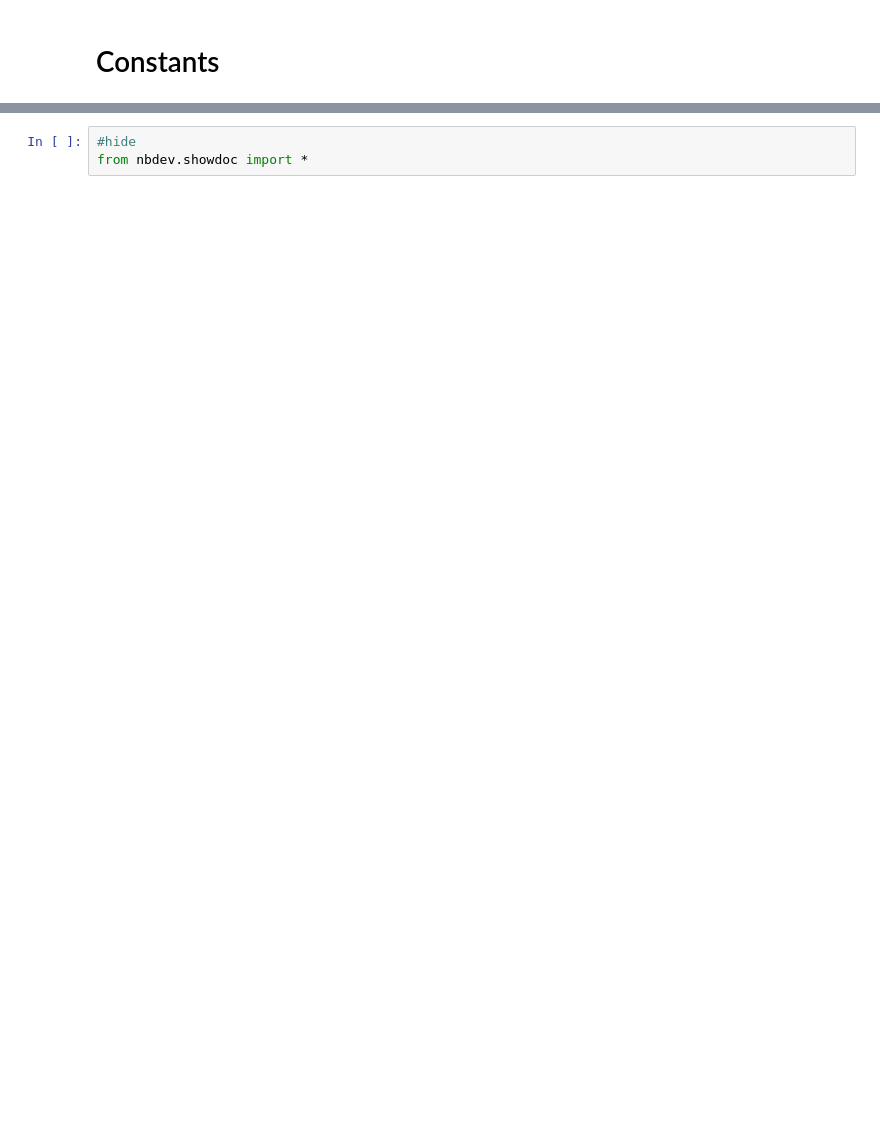
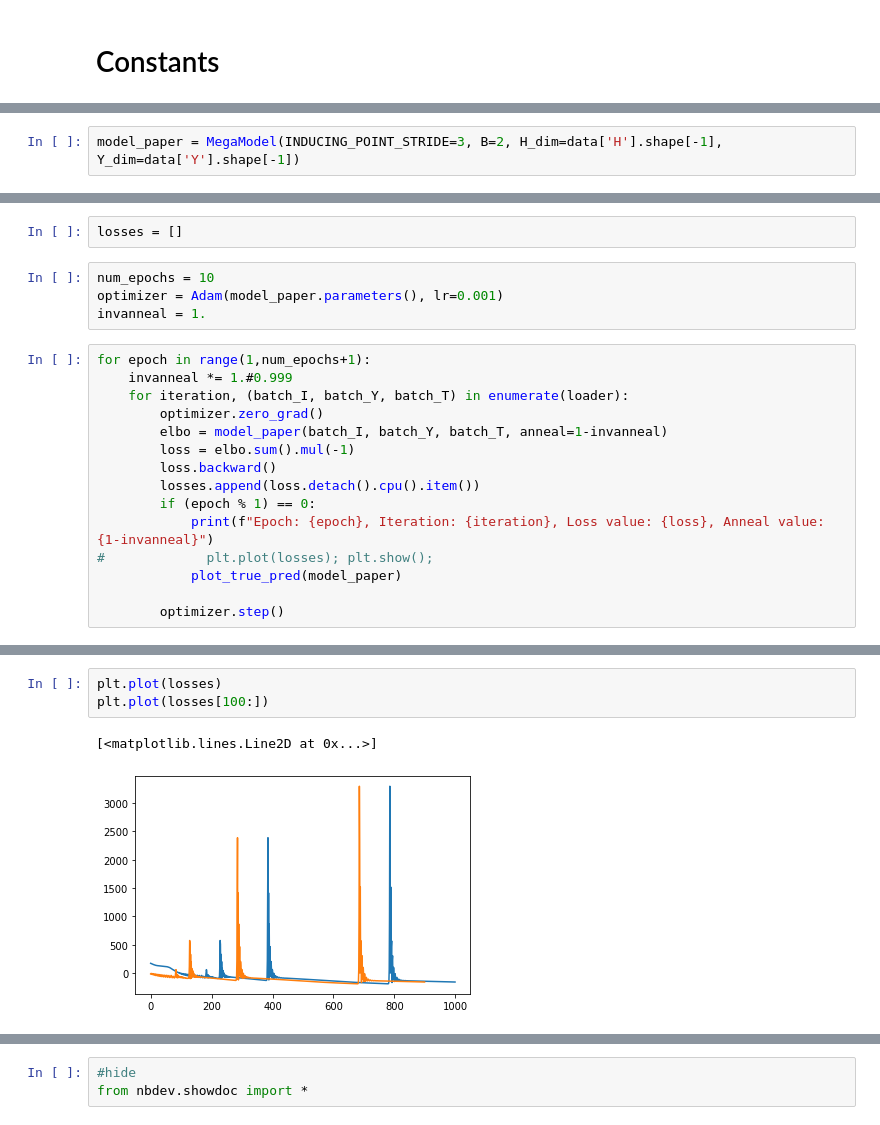
Before and after one commit to shaabhishek/pp_lvm, a Jupyter notebook: 00_core.ipynb, the cells around one changed output, grey strips where cells are left out. Cells and saved outputs as stored; diff of their text form; blank space fills up the shorter version.

```diff
--- a/00_core.ipynb
+++ b/00_core.ipynb
@@ -32,0 +264,2 @@ T_data = get_time_from_intervals(I)
+# %%
+model_paper = MegaModel(INDUCING_POINT_STRIDE=3, B=2, H_dim=data['H'].shape[-1], Y_dim=data['Y'].shape[-1])
@@ -32,0 +279,21 @@ T_data = get_time_from_intervals(I)
+# %%
+losses = []
+# %%
+num_epochs = 10
+optimizer = Adam(model_paper.parameters(), lr=0.001)
+invanneal = 1.
+# %%
+for epoch in range(1,num_epochs+1):
+    invanneal *= 1.#0.999
+    for iteration, (batch_I, batch_Y, batch_T) in enumerate(loader):
+        optimizer.zero_grad()
+        elbo = model_paper(batch_I, batch_Y, batch_T, anneal=1-invanneal)
+        loss = elbo.sum().mul(-1)
+        loss.backward()
+        losses.append(loss.detach().cpu().item())
+        if (epoch % 1) == 0:
+            print(f"Epoch: {epoch}, Iteration: {iteration}, Loss value: {loss}, Anneal value: {1-invanneal}")
+#             plt.plot(losses); plt.show();
+            plot_true_pred(model_paper)
+
+        optimizer.step()
@@ -32,0 +314,6 @@ T_data = get_time_from_intervals(I)
+# %%
+plt.plot(losses)
+plt.plot(losses[100:])
+# %% [output]
+[<matplotlib.lines.Line2D at 0x...>]
+[figure, added]
```
Also changed, not shown: parts of 48 cells of this notebook, 10 other files.
